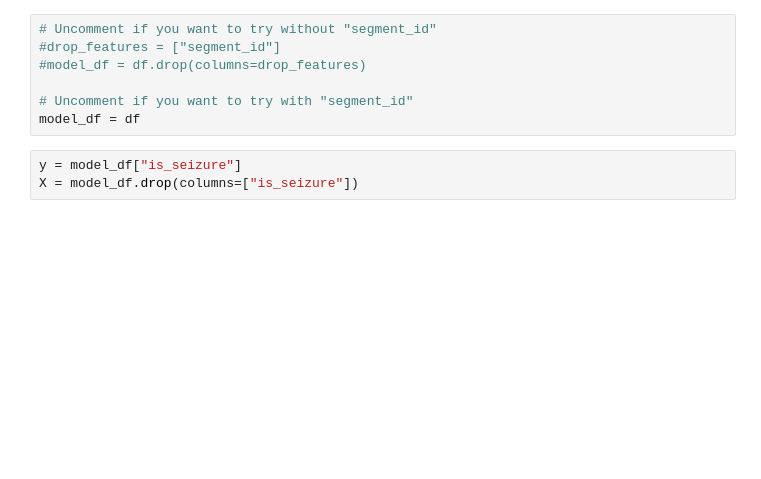
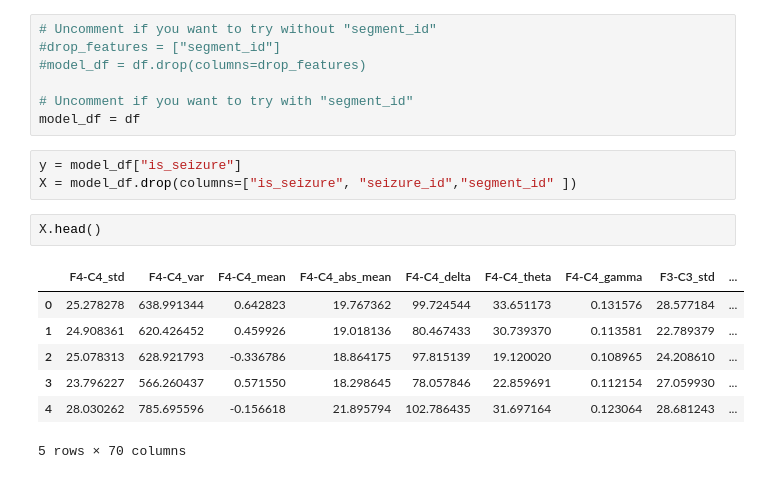
Before and after one commit to anacbroggini/AI-SeizureDetection, a Jupyter notebook: 05_Classification_Models_Algorithms.ipynb, the cells around one changed output. Drawn from its saved outputs; the diff is of its cells as text; blank space fills up the shorter version.

```diff
--- a/05_Classification_Models_Algorithms.ipynb
+++ b/05_Classification_Models_Algorithms.ipynb
@@ -36,4 +38,14 @@ df.shape
 model_df = df
 # %%
 y = model_df["is_seizure"]
-X = model_df.drop(columns=["is_seizure"])
+X = model_df.drop(columns=["is_seizure", "seizure_id","segment_id" ])
+# %%
+X.head()
+# %% [output]
+|  | F4-C4_std | F4-C4_var | F4-C4_mean | F4-C4_abs_mean | F4-C4_delta | F4-C4_theta | F4-C4_gamma | F3-C3_std | ... |
+| 0 | 25.278278 | 638.991344 | 0.642823 | 19.767362 | 99.724544 | 33.651173 | 0.131576 | 28.577184 | ... |
+| 1 | 24.908361 | 620.426452 | 0.459926 | 19.018136 | 80.467433 | 30.739370 | 0.113581 | 22.789379 | ... |
+| 2 | 25.078313 | 628.921793 | -0.336786 | 18.864175 | 97.815139 | 19.120020 | 0.108965 | 24.208610 | ... |
+| 3 | 23.796227 | 566.260437 | 0.571550 | 18.298645 | 78.057846 | 22.859691 | 0.112154 | 27.059930 | ... |
+| 4 | 28.030262 | 785.695596 | -0.156618 | 21.895794 | 102.786435 | 31.697164 | 0.123064 | 28.681243 | ... |
+5 rows × 70 columns
```
Also changed, not shown: parts of 10 cells of this notebook, 7 other files.
